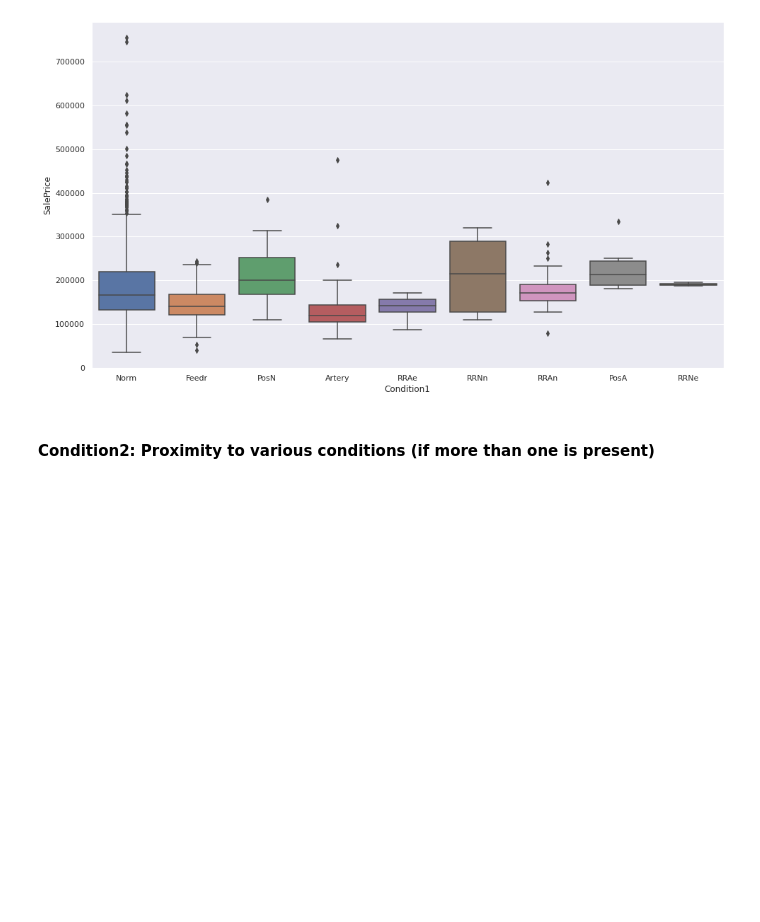
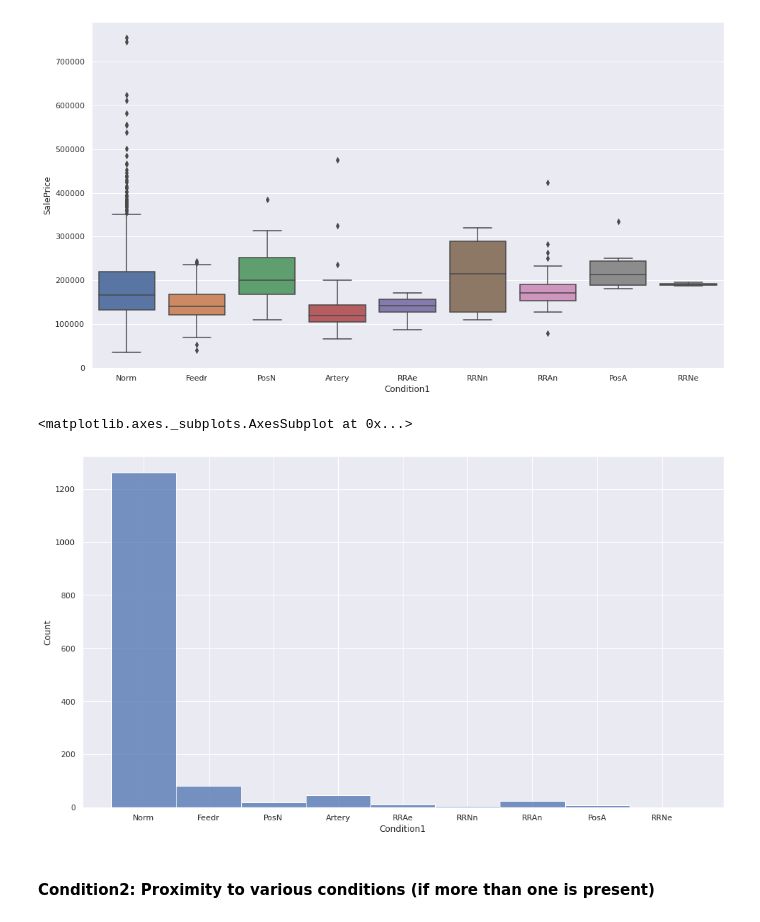
Before and after one commit to snaylix/House-prices-prediction, a Jupyter notebook: 2021-07-17_House-Prices_Prediction_01_EDA.ipynb, the cells around one changed output. Cells and saved outputs as stored; diff of their text form; code cells hidden in the pictures; blank space fills up the shorter version.

```diff
--- a/2021-07-17_House-Prices_Prediction_01_EDA.ipynb
+++ b/2021-07-17_House-Prices_Prediction_01_EDA.ipynb
@@ -344,6 +399,11 @@ create_plot('Neighborhood', 'boxplot')
 create_plot('Condition1', 'boxplot')
 # %% [output]
 [figure]
+# %%
+sns.histplot(data=df_train, x='Condition1')
+# %% [output]
+<matplotlib.axes._subplots.AxesSubplot at 0x...>
+[figure, added]
 # %% [markdown]
 #### Condition2: Proximity to various conditions (if more than one is present)
 # %% [markdown]
```
Also changed, not shown: parts of 16 cells of this notebook.
